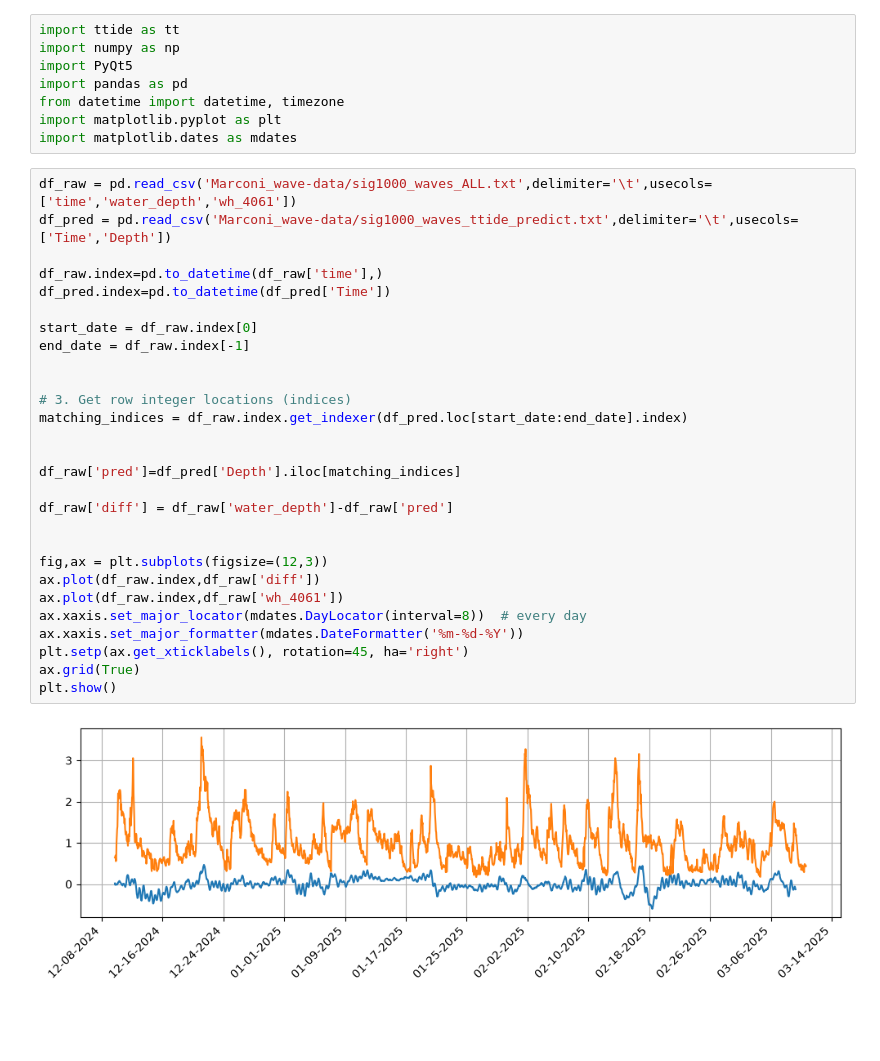
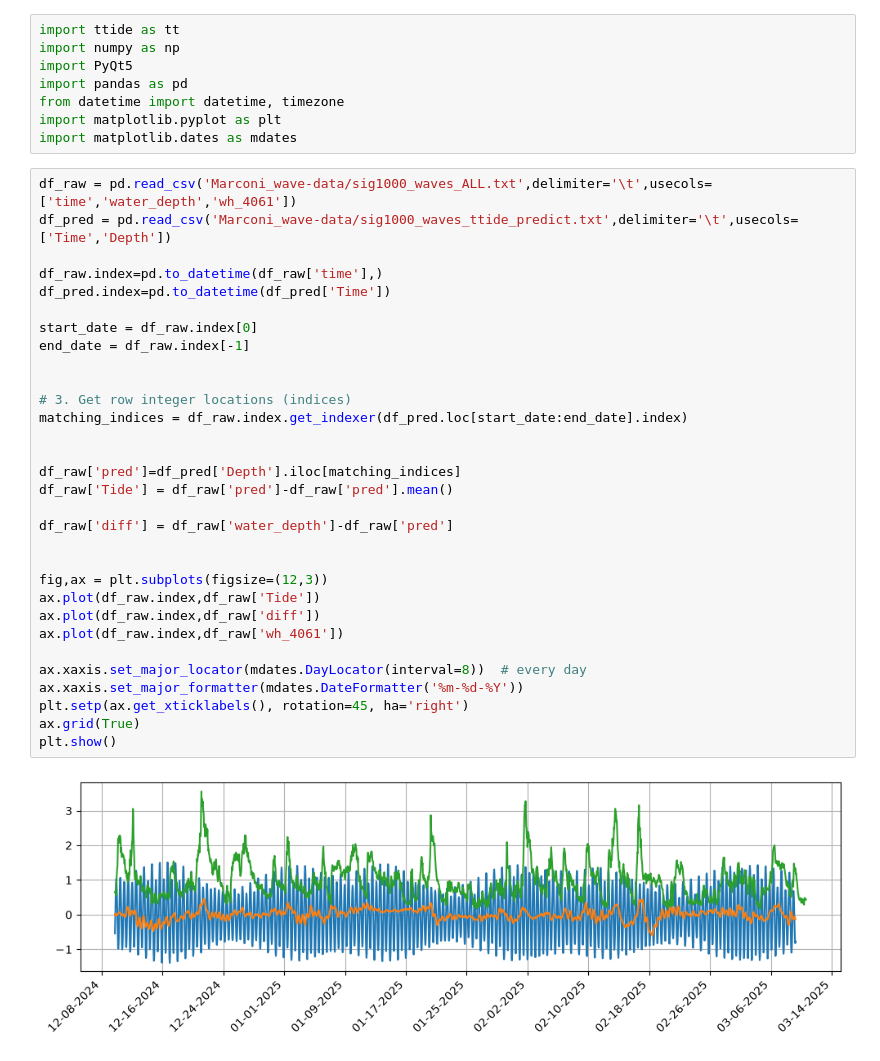
Before and after one commit to cvolpano/tides-usgs, a Jupyter notebook: ttide_filtering.ipynb, the cells around one changed output. Drawn from its saved outputs; the diff is of its cells as text; blank space fills up the shorter version.

```diff
--- a/ttide_filtering.ipynb
+++ b/ttide_filtering.ipynb
@@ -9,30 +9,33 @@ import matplotlib.dates as mdates
 # %%
 df_raw = pd.read_csv('Marconi_wave-data/sig1000_waves_ALL.txt',delimiter='\t',usecols=['time','water_depth','wh_4061'])
 df_pred = pd.read_csv('Marconi_wave-data/sig1000_waves_ttide_predict.txt',delimiter='\t',usecols=['Time','Depth'])
 
 df_raw.index=pd.to_datetime(df_raw['time'],)
 df_pred.index=pd.to_datetime(df_pred['Time'])
 
 start_date = df_raw.index[0]
 end_date = df_raw.index[-1]
 
 
 # 3. Get row integer locations (indices)
 matching_indices = df_raw.index.get_indexer(df_pred.loc[start_date:end_date].index)
 
 
 df_raw['pred']=df_pred['Depth'].iloc[matching_indices]
+df_raw['Tide'] = df_raw['pred']-df_raw['pred'].mean()
 
 df_raw['diff'] = df_raw['water_depth']-df_raw['pred']
 
 
 fig,ax = plt.subplots(figsize=(12,3))
+ax.plot(df_raw.index,df_raw['Tide'])
 ax.plot(df_raw.index,df_raw['diff'])
 ax.plot(df_raw.index,df_raw['wh_4061'])
+
 ax.xaxis.set_major_locator(mdates.DayLocator(interval=8))  # every day
 ax.xaxis.set_major_formatter(mdates.DateFormatter('%m-%d-%Y'))
 plt.setp(ax.get_xticklabels(), rotation=45, ha='right')
 ax.grid(True)
 plt.show()
 # %% [output]
-[figure, old version]
+[figure, new version]
```
Also changed, not shown: 23 other files.
